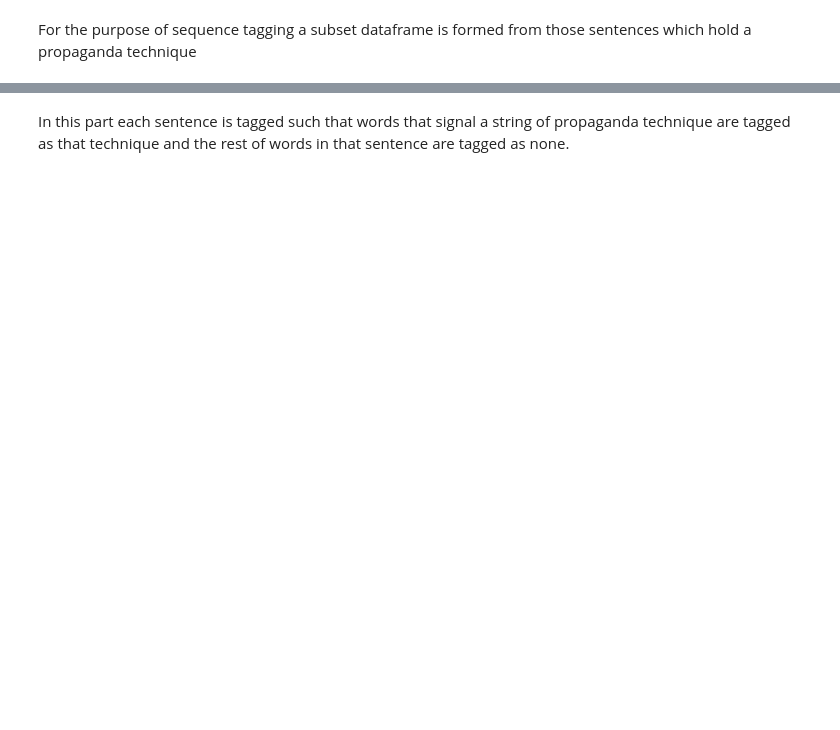
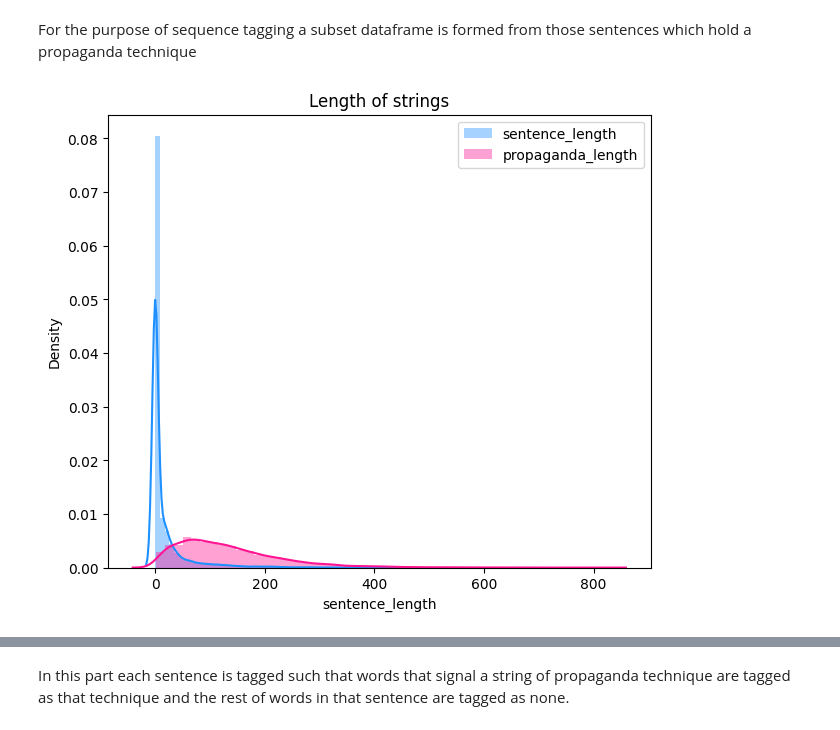
Before and after one commit to linhnguyen222/DPS-Silo, a Jupyter notebook: SeqTagMulticlass_Luna.ipynb, the cells around one changed output, grey strips where cells are left out. Cells and saved outputs as stored; diff of their text form; code cells hidden in the pictures; blank space fills up the shorter version.

```diff
--- a/SeqTagMulticlass_Luna.ipynb
+++ b/SeqTagMulticlass_Luna.ipynb
@@ -218,2 +224,17 @@ df.head()
 # %% [markdown]
 For the purpose of sequence tagging a subset dataframe is formed from those sentences which hold a propaganda technique
+# %%
+
+import seaborn as sns
+import matplotlib.pyplot as plt
+
+plt.subplots(figsize=(7,6), dpi=100)
+sns.distplot( df['prop_length'] , color="dodgerblue", label="sentence_length")
+#sns.distplot( df.loc[df.species=='virginica', "sepal_length"] , color="orange", label="virginica")
+#sns.distplot( df.loc[df.species=='versicolor', "sepal_length"] , color="deeppink", label="versicolor")
+sns.distplot( df['sentence_length'] , color="deeppink",  label="propaganda_length")
+
+plt.title('Length of strings')
+plt.legend();
+# %% [output]
+[figure, added]
```
Also changed, not shown: parts of 26 cells of this notebook.
